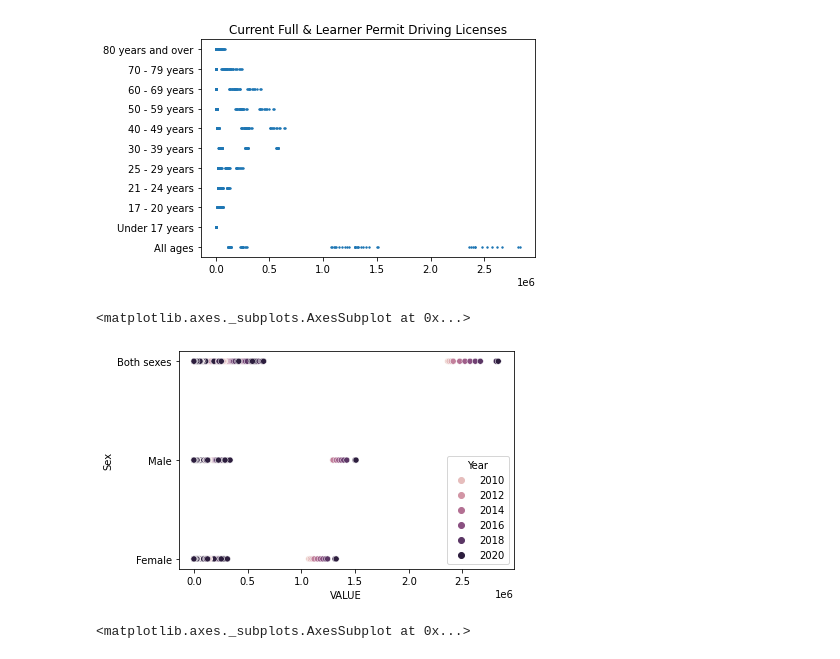
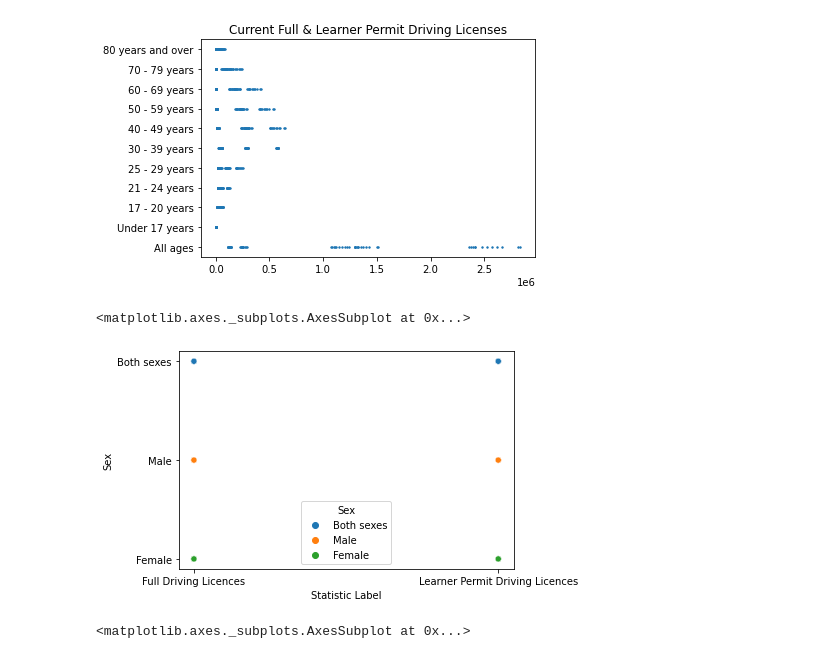
Before and after one commit to hartyl1/UCDPA_harty, a Jupyter notebook: Copy_of_Copy_of_Untitled12.ipynb, the cells around one changed output. Drawn from its saved outputs; the diff is of its cells as text; code cells hidden in the pictures.

```diff
--- a/Copy_of_Copy_of_Untitled12.ipynb
+++ b/Copy_of_Copy_of_Untitled12.ipynb
@@ -400,10 +400,10 @@ Text(0.5, 1.0, 'Current Full & Learner Permit Driving Licenses')
 # %%
 plt.show()
 # %%
-sns.scatterplot(data=Driving_Licenses, x='VALUE', y='Sex', hue = 'Year')
+sns.scatterplot(data=Driving_Licenses, x='Statistic Label', y='Sex', hue = 'Sex')
 # %% [output]
 <matplotlib.axes._subplots.AxesSubplot at 0x...>
-[figure, old version]
+[figure, new version]
 # %%
 sns.barplot(data=Driving_Licenses, y='Statistic Label', x='VALUE',)
 # %% [output]
```
